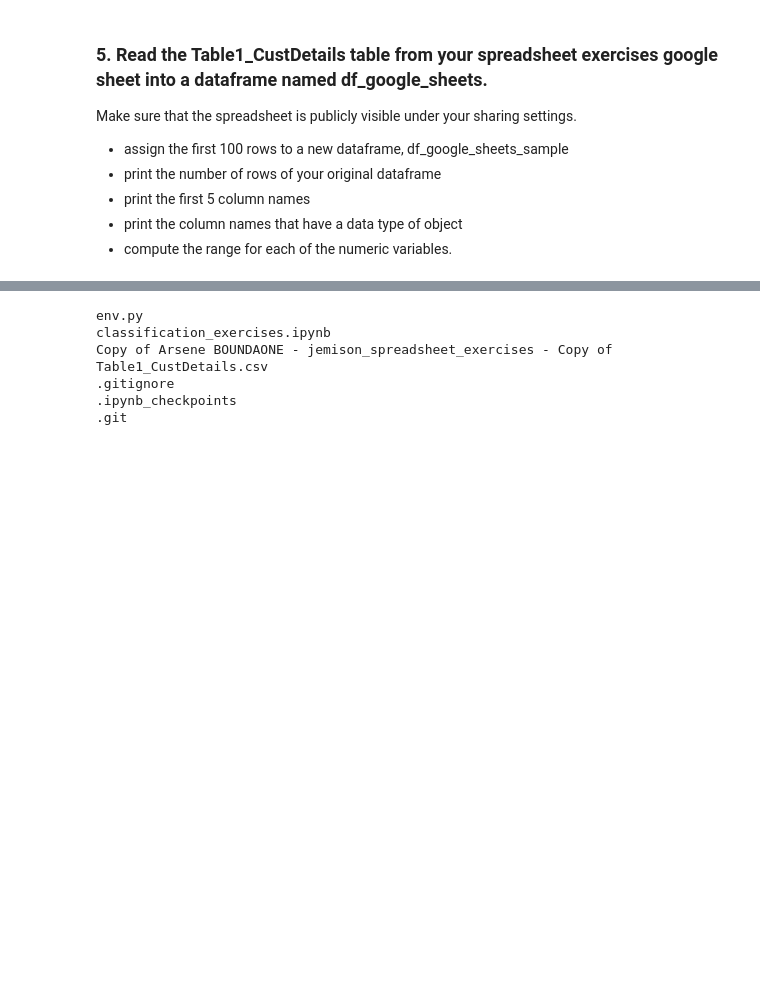
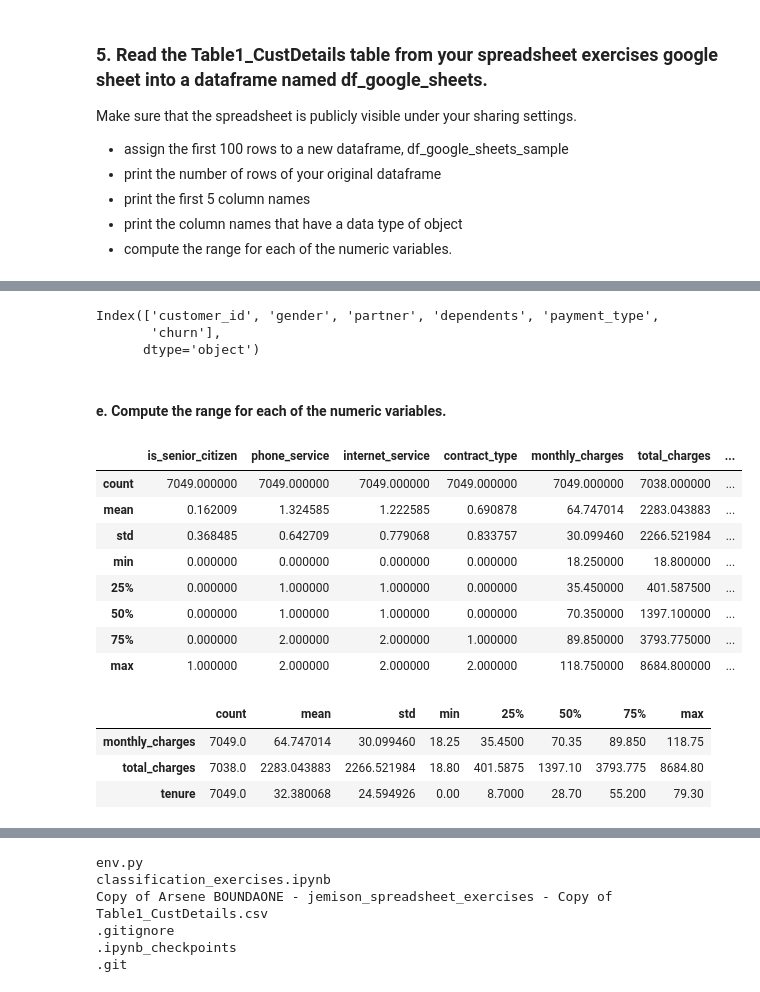
Before and after one commit to Severina7/classification_exercises, a Jupyter notebook: classification_exercises.ipynb, the cells around one changed output, grey strips where cells are left out. Drawn from its saved outputs; the diff is of its cells as text; code cells hidden in the pictures; blank space fills up the shorter version.

```diff
--- a/classification_exercises.ipynb
+++ b/classification_exercises.ipynb
@@ -130,0 +176,30 @@ df_google_sheets.select_dtypes('number').apply(lambda col: col.max() - col.min()
+# %%
+column_with_object = df_google_sheets.select_dtypes(include='object')
+column_with_object.columns[:]
+# %% [output]
+Index(['customer_id', 'gender', 'partner', 'dependents', 'payment_type',
+       'churn'],
+      dtype='object')
+# %% [markdown]
+#### e. Compute the range for each of the numeric variables.
+# %%
+df_google_sheets.describe()
+# %% [output]
+|  | is_senior_citizen | phone_service | internet_service | contract_type | monthly_charges | total_charges | ... |
+| count | 7049.000000 | 7049.000000 | 7049.000000 | 7049.000000 | 7049.000000 | 7038.000000 | ... |
+| mean | 0.162009 | 1.324585 | 1.222585 | 0.690878 | 64.747014 | 2283.043883 | ... |
+| std | 0.368485 | 0.642709 | 0.779068 | 0.833757 | 30.099460 | 2266.521984 | ... |
+| min | 0.000000 | 0.000000 | 0.000000 | 0.000000 | 18.250000 | 18.800000 | ... |
+| 25% | 0.000000 | 1.000000 | 1.000000 | 0.000000 | 35.450000 | 401.587500 | ... |
+| 50% | 0.000000 | 1.000000 | 1.000000 | 0.000000 | 70.350000 | 1397.100000 | ... |
+| 75% | 0.000000 | 2.000000 | 2.000000 | 1.000000 | 89.850000 | 3793.775000 | ... |
+| max | 1.000000 | 2.000000 | 2.000000 | 2.000000 | 118.750000 | 8684.800000 | ... |
+# %%
+# The meaningful columns are monthly_charges, total_charges, and tenure
+good_num_columns = df_google_sheets[['monthly_charges', 'total_charges', 'tenure']].describe().T
+good_num_columns
+# %% [output]
+|  | count | mean | std | min | 25% | 50% | 75% | max |
+| monthly_charges | 7049.0 | 64.747014 | 30.099460 | 18.25 | 35.4500 | 70.35 | 89.850 | 118.75 |
+| total_charges | 7038.0 | 2283.043883 | 2266.521984 | 18.80 | 401.5875 | 1397.10 | 3793.775 | 8684.80 |
+| tenure | 7049.0 | 32.380068 | 24.594926 | 0.00 | 8.7000 | 28.70 | 55.200 | 79.30 |
```
Also changed, not shown: parts of 42 cells of this notebook, 1 other file.
